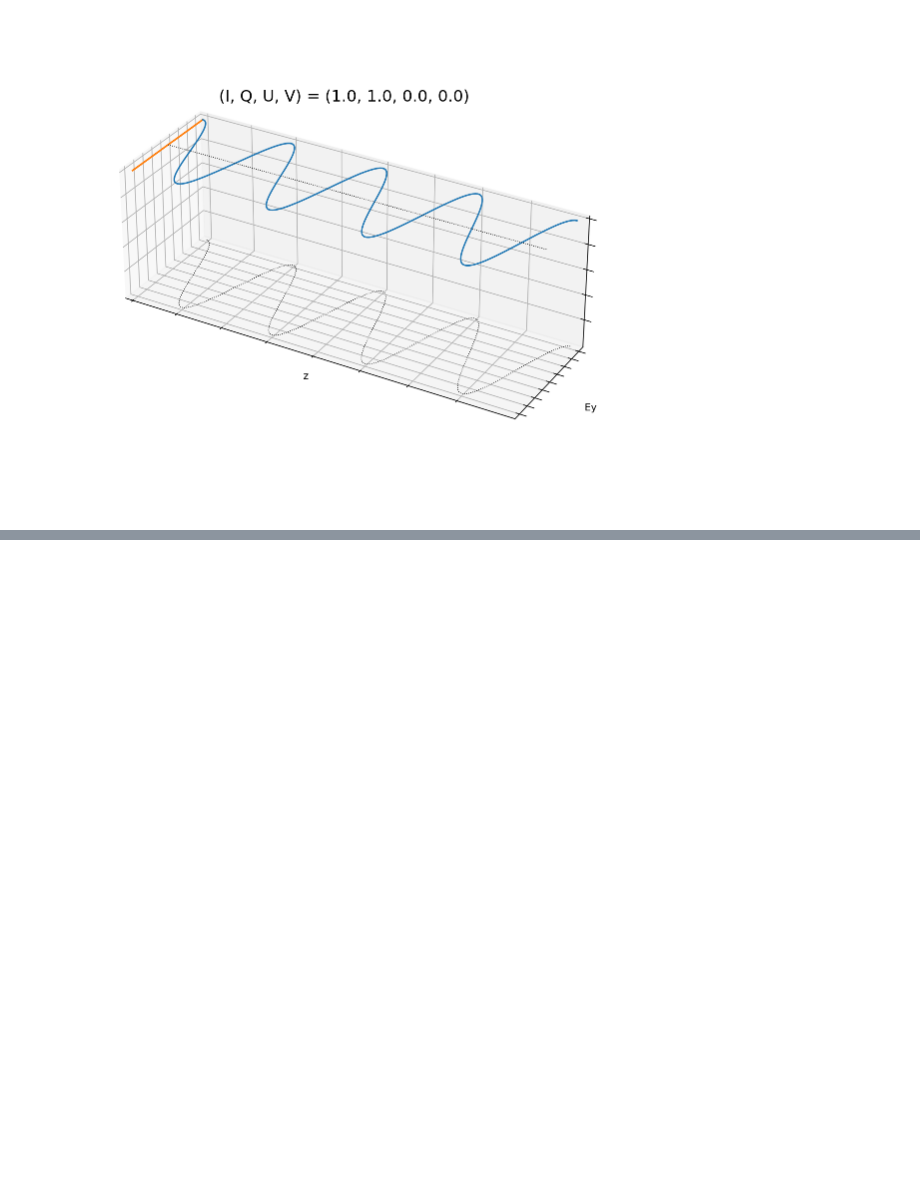
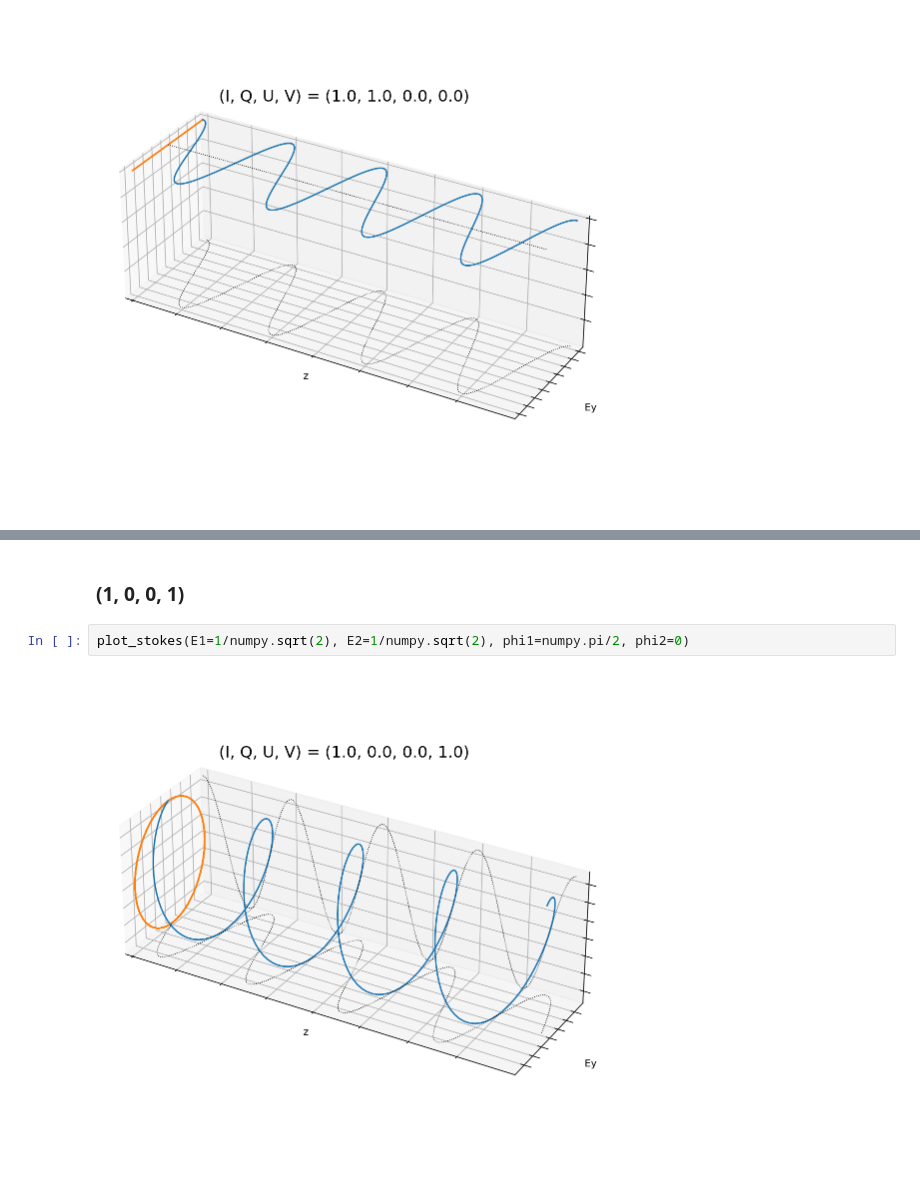
Before and after one commit to tiagopereira/ast4310, a Jupyter notebook: notebooks/lectures/Polarisation.ipynb, the cells around one changed output, grey strips where cells are left out. Saved outputs shown, nothing was run; the diff lists cells and outputs as text; blank space fills up the shorter version.

```diff
--- a/notebooks/lectures/Polarisation.ipynb
+++ b/notebooks/lectures/Polarisation.ipynb
@@ -53,0 +62,6 @@ plot_stokes(E1=1, E2=0, phi1=0, phi2=0)
+# %% [markdown]
+### (1, 0, 0, 1)
+# %%
+plot_stokes(E1=1/numpy.sqrt(2), E2=1/numpy.sqrt(2), phi1=numpy.pi/2, phi2=0)
+# %% [output]
+[figure, added]
```
Also changed, not shown: parts of 11 cells of this notebook, 1 other file.
